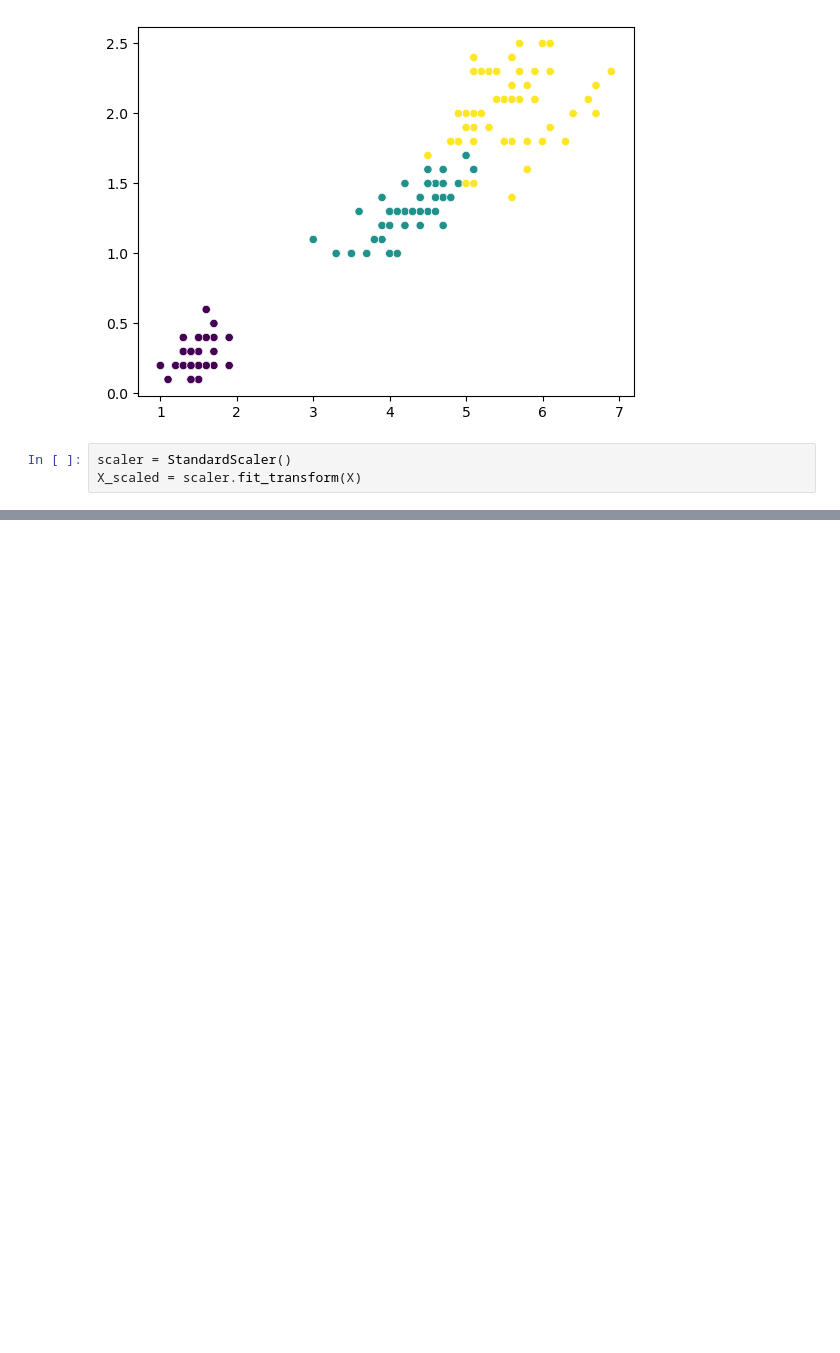
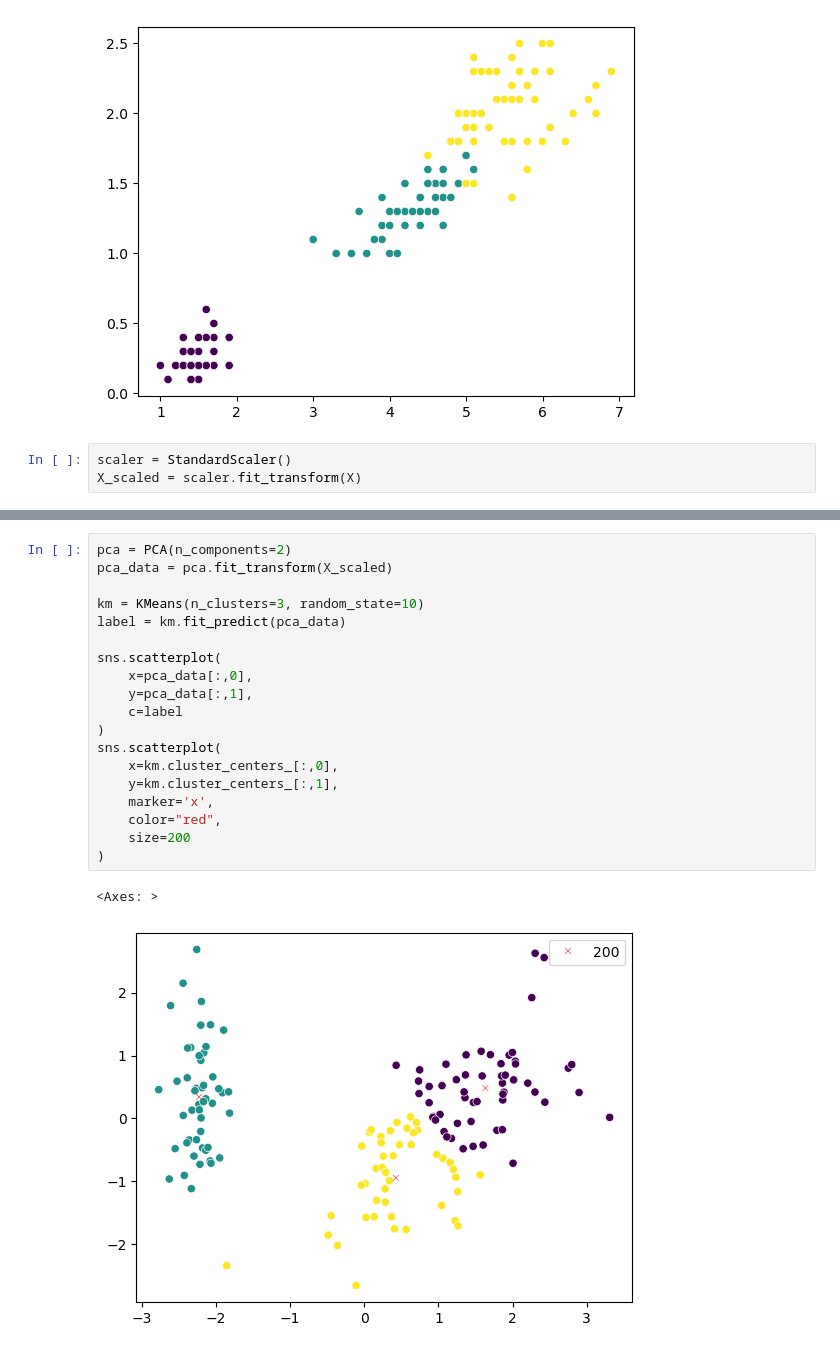
Before and after one commit to LearnWithCherry/Artificial-Intelligence-and-Machine-Learning, a Jupyter notebook: Unsupervised_Learning/KMeans.ipynb, the cells around one changed output, grey strips where cells are left out. Drawn from its saved outputs; the diff is of its cells as text; blank space fills up the shorter version.

```diff
--- a/Unsupervised_Learning/KMeans.ipynb
+++ b/Unsupervised_Learning/KMeans.ipynb
@@ -114,0 +131,22 @@ X_scaled = scaler.fit_transform(X)
+# %%
+pca = PCA(n_components=2)
+pca_data = pca.fit_transform(X_scaled)
+
+km = KMeans(n_clusters=3, random_state=10)
+label = km.fit_predict(pca_data)
+
+sns.scatterplot(
+    x=pca_data[:,0],
+    y=pca_data[:,1],
+    c=label
+)
+sns.scatterplot(
+    x=km.cluster_centers_[:,0],
+    y=km.cluster_centers_[:,1],
+    marker='x',
+    color="red",
+    size=200
+)
+# %% [output]
+<Axes: >
+[figure, added]
```
Also changed, not shown: parts of 6 cells of this notebook.
